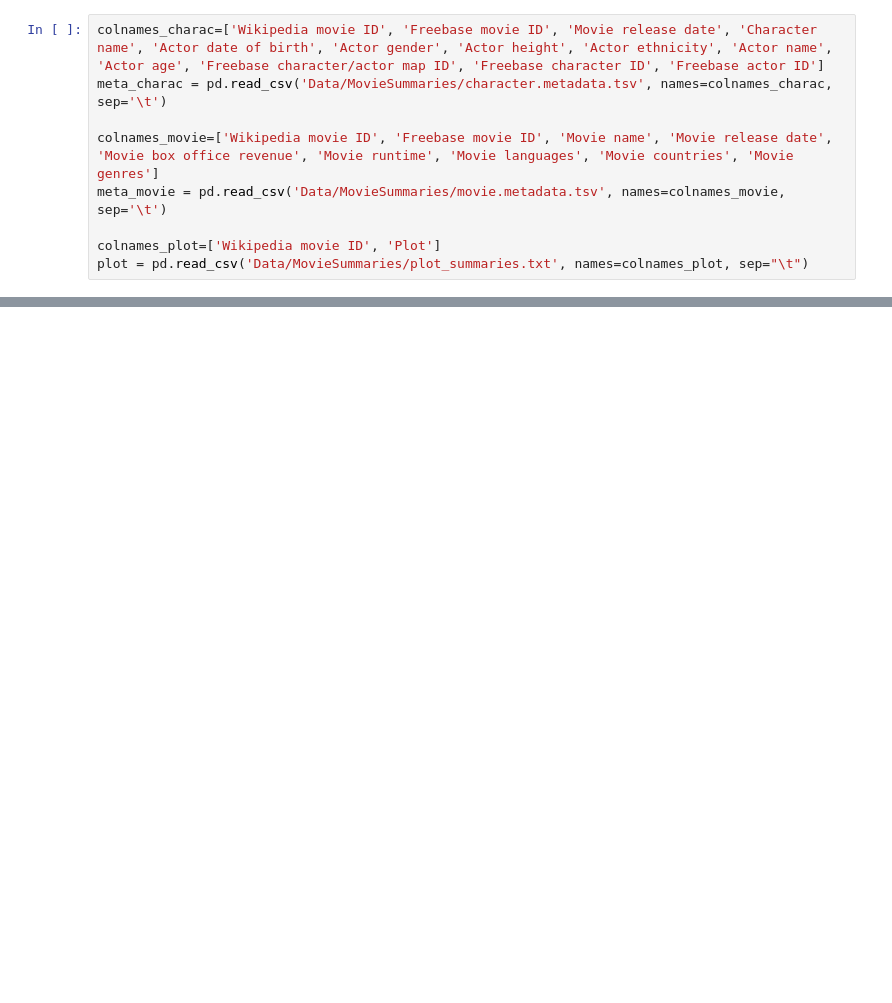
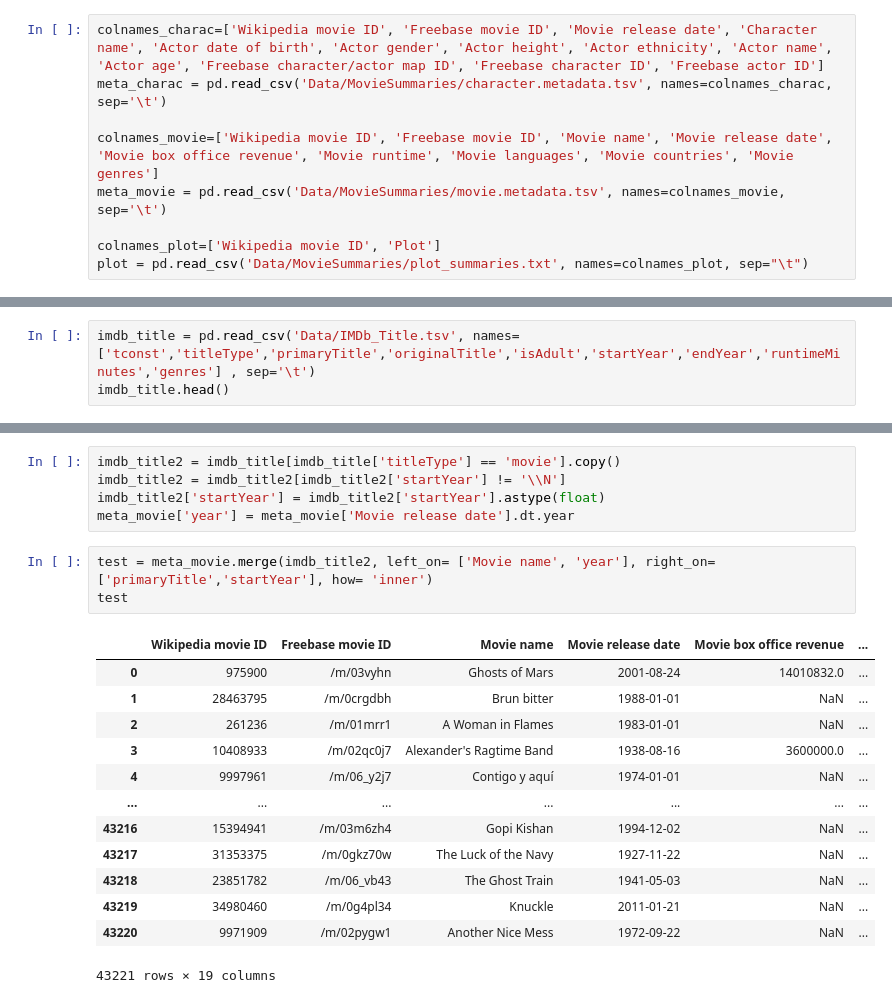
Before and after one commit to kelansolo/ADA-2023, a Jupyter notebook: project.ipynb, the cells around one changed output, grey strips where cells are left out. Drawn from its saved outputs; the diff is of its cells as text; blank space fills up the shorter version.

```diff
--- a/project.ipynb
+++ b/project.ipynb
@@ -43,0 +101,3 @@ plot.head()
+# %%
+imdb_title = pd.read_csv('Data/IMDb_Title.tsv', names=['tconst','titleType','primaryTitle','originalTitle','isAdult','startYear','endYear','runtimeMinutes','genres'] , sep='\t')
+imdb_title.head()
@@ -43,0 +111,22 @@ plot.head()
+# %%
+imdb_title2 = imdb_title[imdb_title['titleType'] == 'movie'].copy()
+imdb_title2 = imdb_title2[imdb_title2['startYear'] != '\\N']
+imdb_title2['startYear'] = imdb_title2['startYear'].astype(float)
+meta_movie['year'] = meta_movie['Movie release date'].dt.year
+# %%
+test = meta_movie.merge(imdb_title2, left_on= ['Movie name', 'year'], right_on= ['primaryTitle','startYear'], how= 'inner')
+test
+# %% [output]
+|  | Wikipedia movie ID | Freebase movie ID | Movie name | Movie release date | Movie box office revenue | ... |
+| 0 | 975900 | /m/03vyhn | Ghosts of Mars | 2001-08-24 | 14010832.0 | ... |
+| 1 | 28463795 | /m/0crgdbh | Brun bitter | 1988-01-01 | NaN | ... |
+| 2 | 261236 | /m/01mrr1 | A Woman in Flames | 1983-01-01 | NaN | ... |
+| 3 | 10408933 | /m/02qc0j7 | Alexander's Ragtime Band | 1938-08-16 | 3600000.0 | ... |
+| 4 | 9997961 | /m/06_y2j7 | Contigo y aquí | 1974-01-01 | NaN | ... |
+| ... | ... | ... | ... | ... | ... | ... |
+| 43216 | 15394941 | /m/03m6zh4 | Gopi Kishan | 1994-12-02 | NaN | ... |
+| 43217 | 31353375 | /m/0gkz70w | The Luck of the Navy | 1927-11-22 | NaN | ... |
+| 43218 | 23851782 | /m/06_vb43 | The Ghost Train | 1941-05-03 | NaN | ... |
+| 43219 | 34980460 | /m/0g4pl34 | Knuckle | 2011-01-21 | NaN | ... |
+| 43220 | 9971909 | /m/02pygw1 | Another Nice Mess | 1972-09-22 | NaN | ... |
+43221 rows × 19 columns
```
Also changed, not shown: parts of 10 cells of this notebook.
